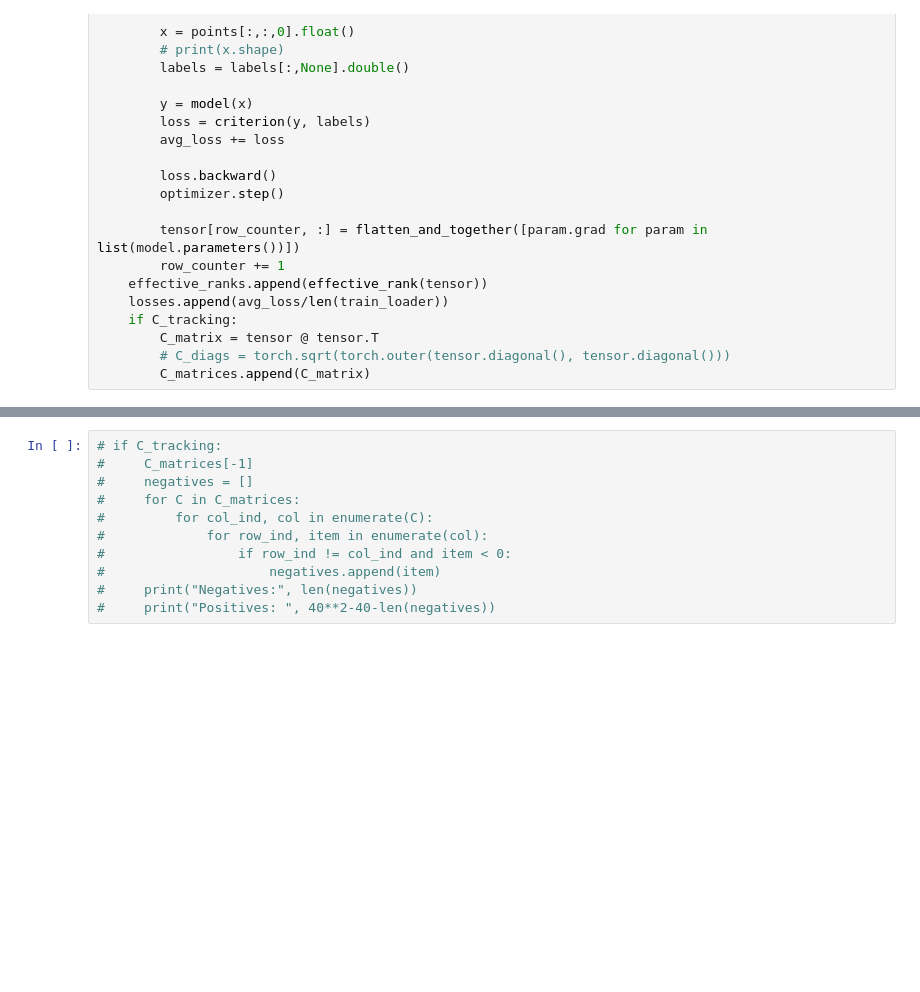
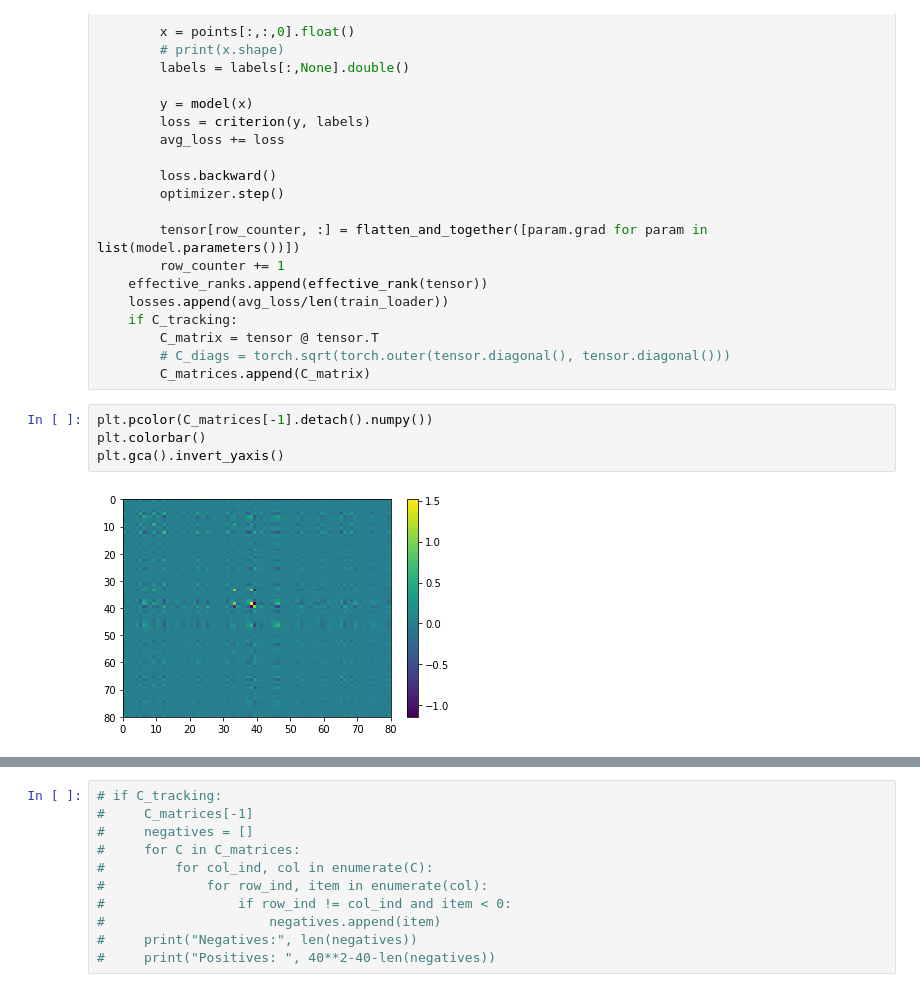
Before and after one commit to zsiga007/Summer-2022, a Jupyter notebook: dimension analysis/rank_during_sgd.ipynb, the cells around one changed output, grey strips where cells are left out. Drawn from its saved outputs; the diff is of its cells as text; blank space fills up the shorter version.

Commit message:
fixing dimension analysis, Feri matrix pcolors

```diff
--- a/dimension analysis/rank_during_sgd.ipynb
+++ b/dimension analysis/rank_during_sgd.ipynb
@@ -114,3 +114,9 @@ for epoch in trange(epochs):
         C_matrix = tensor @ tensor.T
         # C_diags = torch.sqrt(torch.outer(tensor.diagonal(), tensor.diagonal()))
         C_matrices.append(C_matrix)
+# %%
+plt.pcolor(C_matrices[-1].detach().numpy())
+plt.colorbar()
+plt.gca().invert_yaxis()
+# %% [output]
+[figure, added]
```
Also changed, not shown: parts of 6 cells of this notebook.
